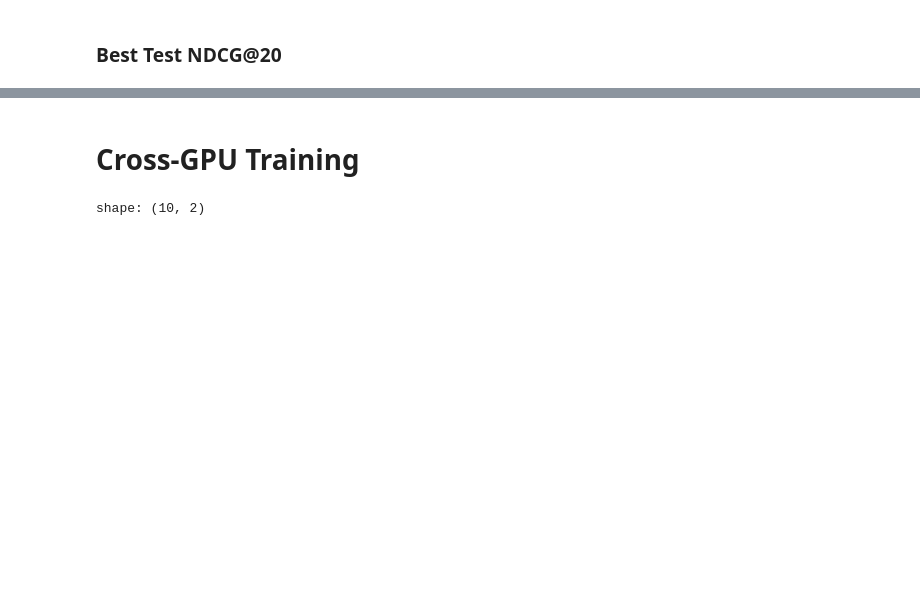
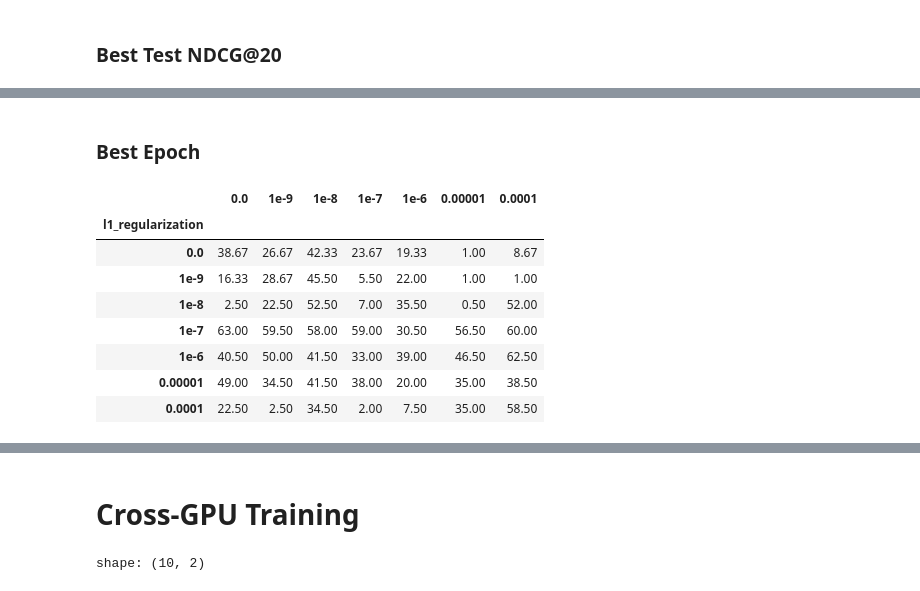
Before and after one commit to chaald/peppermint-matrix, a Jupyter notebook: notebooks/parameter_analysis/mf:regularization.ipynb, the cells around one changed output, grey strips where cells are left out. Drawn from its saved outputs; the diff is of its cells as text; code cells hidden in the pictures; blank space fills up the shorter version.

```diff
--- a/notebooks/parameter_analysis/mf:regularization.ipynb
+++ b/notebooks/parameter_analysis/mf:regularization.ipynb
@@ -2862,0 +2894,24 @@ display((train_ndcg - test_ndcg).style.background_gradient(cmap="RdYlGn_r", axis
+# %% [markdown]
+### Best Epoch
+# %%
+(
+    experiment_summary[["l1_regularization", "l2_regularization", "best:epoch/epoch"]].pivot(
+        values=["best:epoch/epoch"],
+        index="l1_regularization",
+        on="l2_regularization"
+    )
+    .to_pandas()
+    .set_index("l1_regularization")
+    .style.background_gradient(cmap="Blues", axis=None)
+    .format("{:.2f}")
+)
+# %% [output]
+|  | 0.0 | 1e-9 | 1e-8 | 1e-7 | 1e-6 | 0.00001 | 0.0001 |
+| l1_regularization |  |  |  |  |  |  |  |
+| 0.0 | 38.67 | 26.67 | 42.33 | 23.67 | 19.33 | 1.00 | 8.67 |
+| 1e-9 | 16.33 | 28.67 | 45.50 | 5.50 | 22.00 | 1.00 | 1.00 |
+| 1e-8 | 2.50 | 22.50 | 52.50 | 7.00 | 35.50 | 0.50 | 52.00 |
+| 1e-7 | 63.00 | 59.50 | 58.00 | 59.00 | 30.50 | 56.50 | 60.00 |
+| 1e-6 | 40.50 | 50.00 | 41.50 | 33.00 | 39.00 | 46.50 | 62.50 |
+| 0.00001 | 49.00 | 34.50 | 41.50 | 38.00 | 20.00 | 35.00 | 38.50 |
+| 0.0001 | 22.50 | 2.50 | 34.50 | 2.00 | 7.50 | 35.00 | 58.50 |
```
Also changed, not shown: parts of 35 cells of this notebook, 2 other files.
